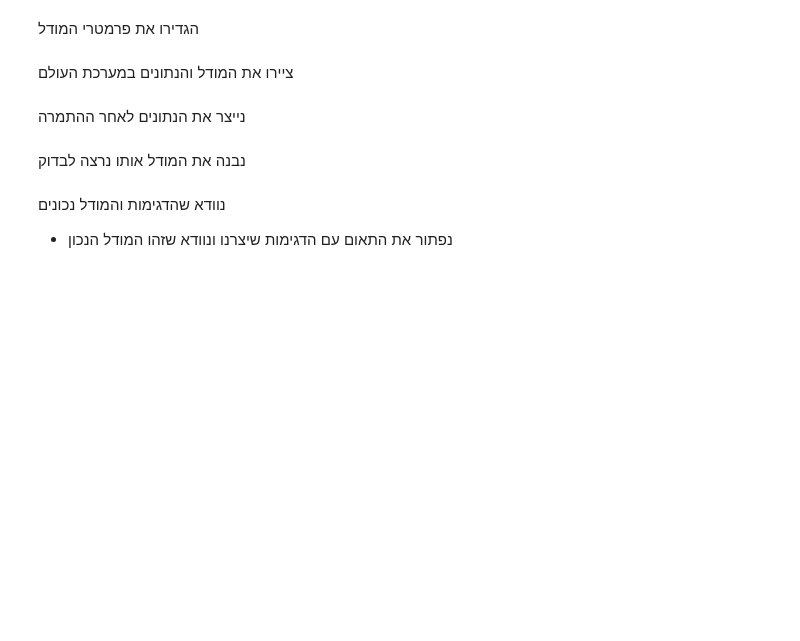
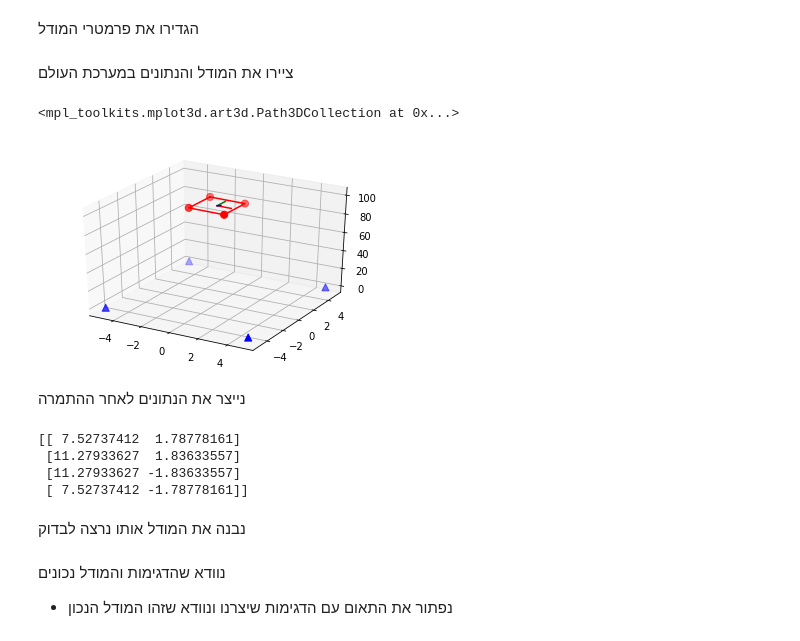
Before and after one commit to orenltr/Photo2, a Jupyter notebook: lab2.ipynb, the cells around one changed output. Saved outputs shown, nothing was run; the diff lists cells and outputs as text; code cells hidden in the pictures; blank space fills up the shorter version.

Commit message:
fix MatrixMethods

```diff
--- a/lab2.ipynb
+++ b/lab2.ipynb
@@ -139,6 +125,35 @@ samples+ noise = np.random.normal(0, 0.01, 1)
+# %%
+
+# define image
+omega = 0
+phi = np.radians(15)
+kappa = 0
+Z = 100
+img2 = SingleImage(camera1)
+img2.innerOrientationParameters = np.array([0,1,0,0,0,1])
+img2.exteriorOrientationParameters = np.array([[0, 0, Z, omega, phi, kappa]])
 # %% [markdown]
 ציירו את המודל והנתונים במערכת העולם
+# %%
+fig2 = plt.figure()
+ax = fig2.add_subplot(111, projection='3d')
+scale = 100
+# pv.drawOrientation(img2.RotationMatrix,img2.PerspectiveCenter,1,ax)
+# pv.drawImageFrame(sensor_size,sensor_size,img2.RotationMatrix,img2.PerspectiveCenter,camera1.focalLength,1,ax)
+img2.drawSingleImage(squere, scale, ax)
+ax.scatter(squere[:,0],squere[:,1],squere[:,2], c='b', s=50,marker='^')
+# %% [output]
+<mpl_toolkits.mplot3d.art3d.Path3DCollection at 0x...>
+[figure, added]
 # %% [markdown]
 נייצר את הנתונים לאחר ההתמרה
+# %%
+imagePoints2 = img2.GroundToImage(squere)
+print(imagePoints2)
+# %% [output]
+[[ 7.52737412  1.78778161]
+ [11.27933627  1.83633557]
+ [11.27933627 -1.83633557]
+ [ 7.52737412 -1.78778161]]
 # %% [markdown]
 נבנה את המודל אותו נרצה לבדוק
```
Also changed, not shown: parts of 17 cells of this notebook, 3 other files.
